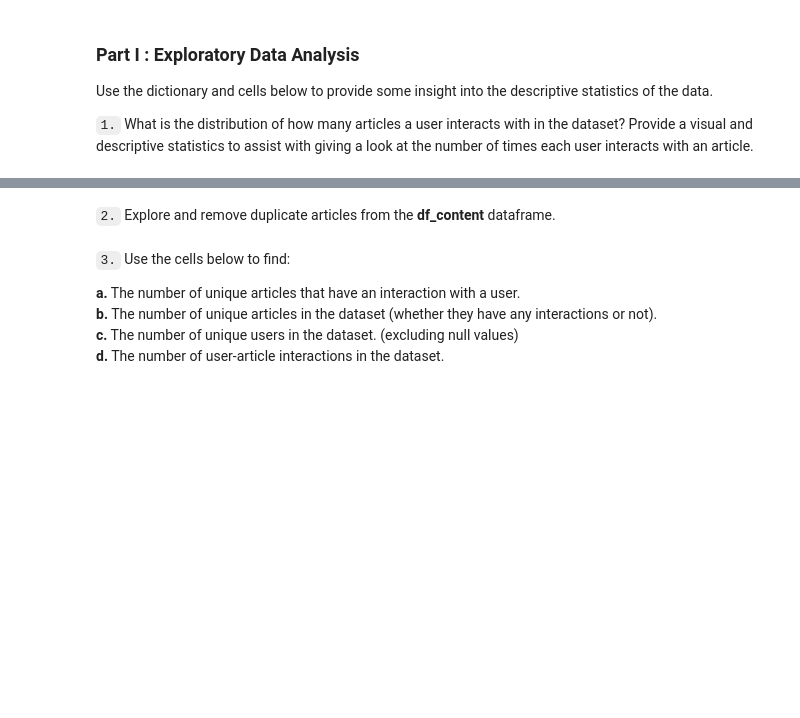
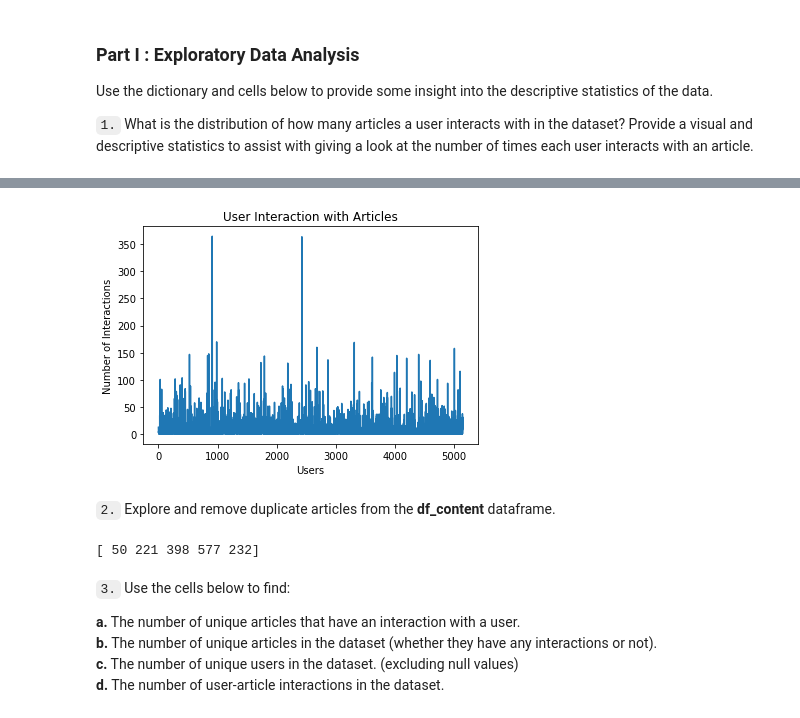
Before and after one commit to Ezeebube5/data-science-projects, a Jupyter notebook: recommendation_with_IBM/Recommendations_with_IBM.ipynb, the cells around one changed output, grey strips where cells are left out. Cells and saved outputs as stored; diff of their text form; code cells hidden in the pictures; blank space fills up the shorter version.

```diff
--- a/recommendation_with_IBM/Recommendations_with_IBM.ipynb
+++ b/recommendation_with_IBM/Recommendations_with_IBM.ipynb
@@ -49,3 +75,13 @@ Use the dictionary and cells below to provide some insight into the descriptive
+# %%
+num_of_interactions = df.groupby('email')['article_id'].count().values
+plt.figure()
+plt.plot(num_of_interactions)
+plt.xlabel('Users')
+plt.ylabel('Number of Interactions')
+plt.title('User Interaction with Articles')
+plt.show()
+# %% [output]
+[figure, added]
 # %%
 # Fill in the median and maximum number of user_article interactios below
 
@@ -55,5 +91,10 @@ max_views_by_user = # The maximum number of user-article interactions by any 1 u
 `2.` Explore and remove duplicate articles from the **df_content** dataframe.
 # %%
 # Find and explore duplicate articles
+
+duplicated_articles = df_content[df_content['article_id'].duplicated()]
+print(duplicated_articles.article_id.values)
+# %% [output]
+[ 50 221 398 577 232]
 # %%
 # Remove any rows that have the same article_id - only keep the first
```
Also changed, not shown: parts of 46 cells of this notebook, 1 other file.
